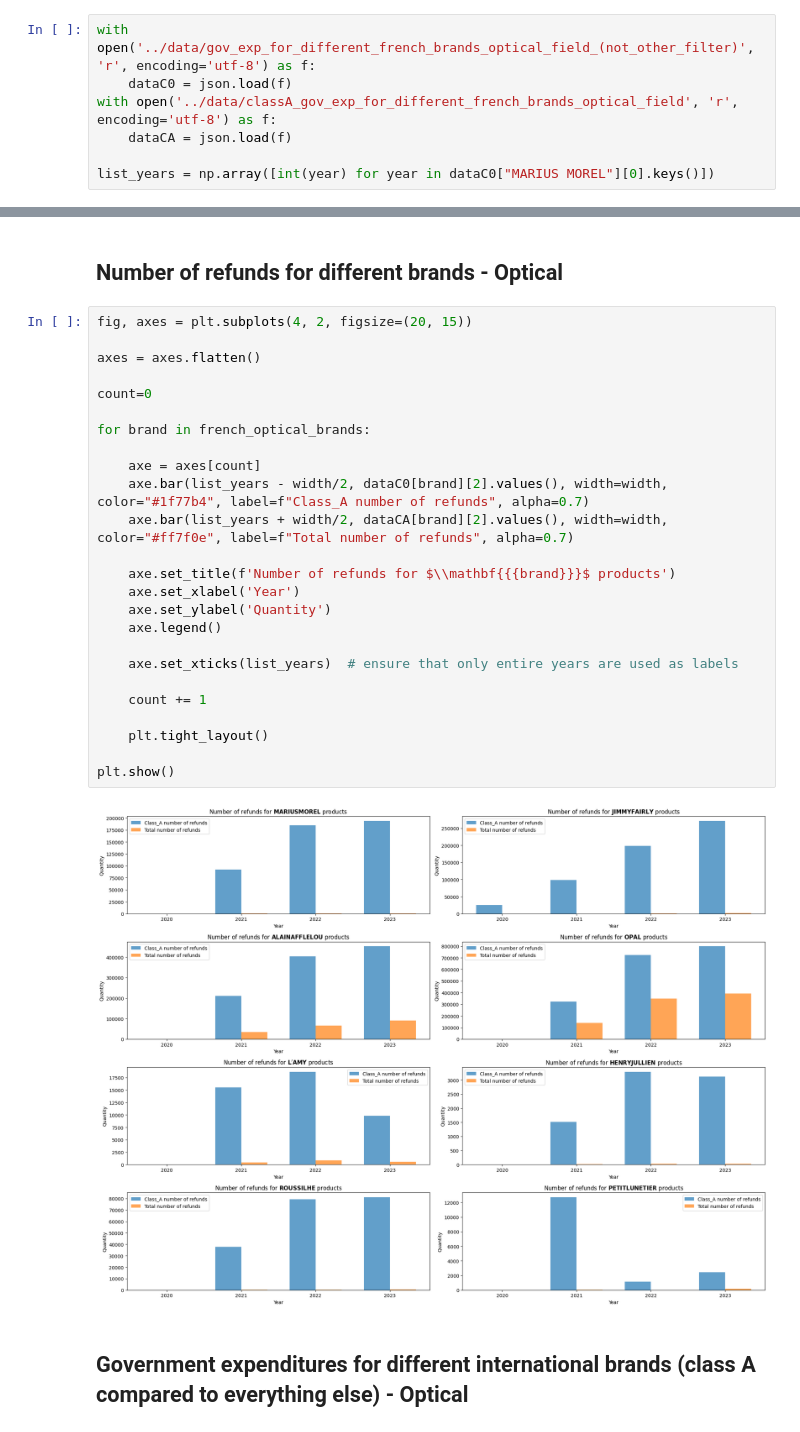
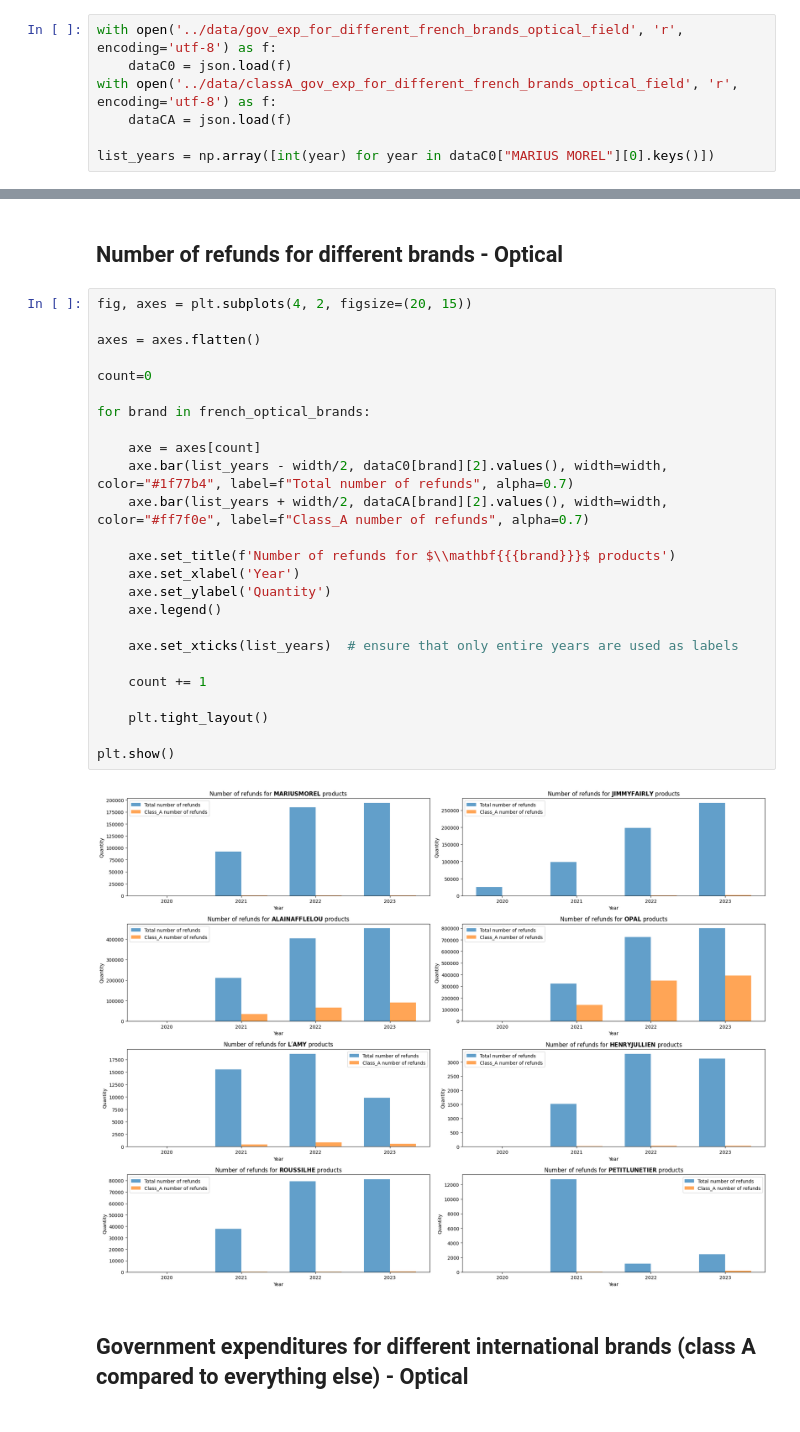
Before and after one commit to bparent11/analysingEffectOfHealthPlanInFrance, a Jupyter notebook: code/displaying_results_for_gov_exp.ipynb, the cells around one changed output, grey strips where cells are left out. Saved outputs shown, nothing was run; the diff lists cells and outputs as text.

```diff
--- a/code/displaying_results_for_gov_exp.ipynb
+++ b/code/displaying_results_for_gov_exp.ipynb
@@ -64,7 +62,7 @@ plt.show()
 import json
 import numpy as np
 # %%
-with open('../data/gov_exp_for_different_french_brands_optical_field_(not_other_filter)', 'r', encoding='utf-8') as f:
+with open('../data/gov_exp_for_different_french_brands_optical_field', 'r', encoding='utf-8') as f:
     dataC0 = json.load(f)
 with open('../data/classA_gov_exp_for_different_french_brands_optical_field', 'r', encoding='utf-8') as f:
     dataCA = json.load(f)
@@ -105,30 +107,30 @@ plt.show()
 # %%
 fig, axes = plt.subplots(4, 2, figsize=(20, 15))
 
 axes = axes.flatten()
 
 count=0
 
 for brand in french_optical_brands:
 
     axe = axes[count]
-    axe.bar(list_years - width/2, dataC0[brand][2].values(), width=width, color="#1f77b4", label=f"Class_A number of refunds", alpha=0.7)
-    axe.bar(list_years + width/2, dataCA[brand][2].values(), width=width, color="#ff7f0e", label=f"Total number of refunds", alpha=0.7)
+    axe.bar(list_years - width/2, dataC0[brand][2].values(), width=width, color="#1f77b4", label=f"Total number of refunds", alpha=0.7)
+    axe.bar(list_years + width/2, dataCA[brand][2].values(), width=width, color="#ff7f0e", label=f"Class_A number of refunds", alpha=0.7)
 
     axe.set_title(f'Number of refunds for $\\mathbf{{{brand}}}$ products')
     axe.set_xlabel('Year')
     axe.set_ylabel('Quantity')
     axe.legend()
 
     axe.set_xticks(list_years)  # ensure that only entire years are used as labels
 
     count += 1
 
     plt.tight_layout()
 
 plt.show()
 # %% [output]
-[figure, old version]
+[figure, new version]
 # %% [markdown]
 ## Government expenditures for different international brands (class A compared to everything else) - Optical
 # %%
```
Also changed, not shown: parts of 11 cells of this notebook, 1 other file.
